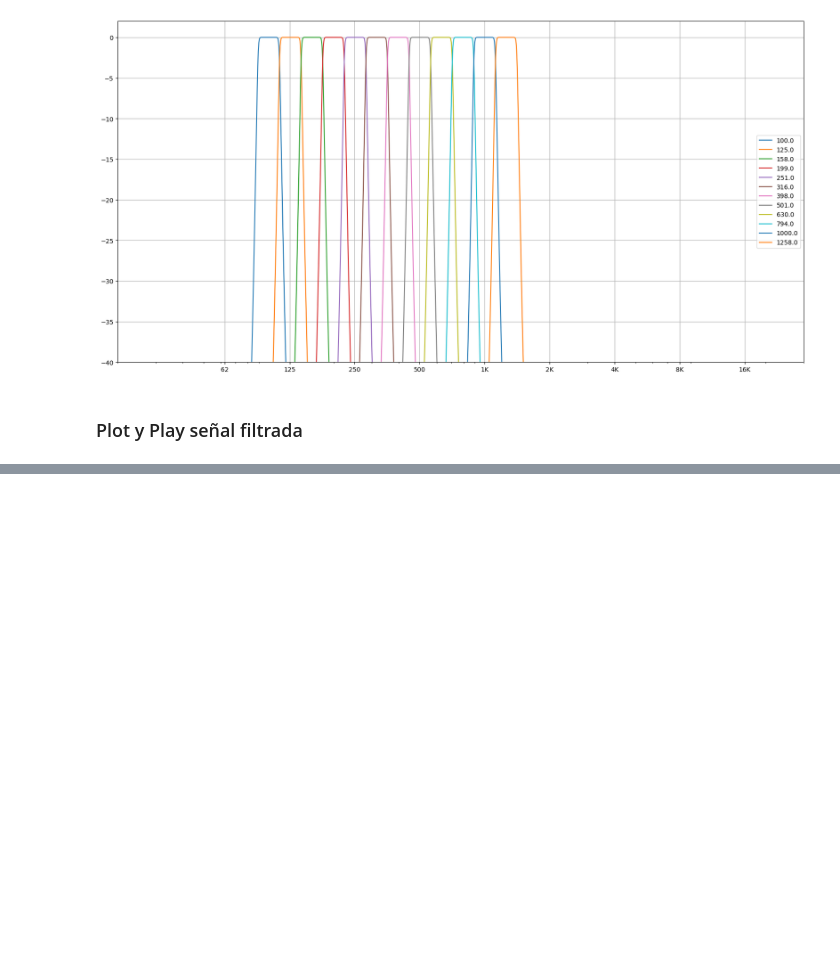
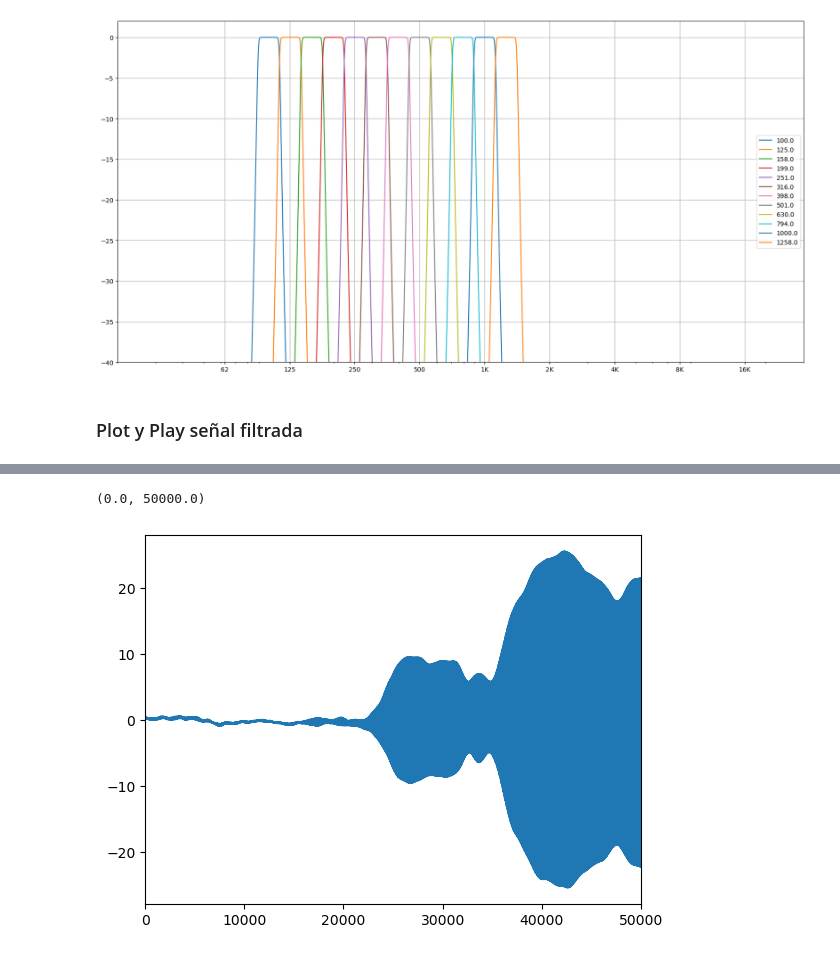
Before and after one commit to IMA-2026-CCLP/TP5-Polar-Plots, a Jupyter notebook: polar.ipynb, the cells around one changed output, grey strips where cells are left out. Cells and saved outputs as stored; diff of their text form; code cells hidden in the pictures; blank space fills up the shorter version.

```diff
--- a/polar.ipynb
+++ b/polar.ipynb
@@ -118,3 +164,12 @@ from IPython.display import Audio
+# %%
+# wav = wav[300000:600000]
+# acf = np.correlate(wav, wav, mode='full')
+acf = acf[acf.size // 2:]  # Tomar solo la mitad positiva de la correlación
+plt.plot(acf)
+plt.xlim(0, 50000)
+# %% [output]
+(0.0, 50000.0)
+[figure, added]
 # %%
 Audio(wav_por_tercios[idx], rate=fs_wav, normalize=True)
 # %% [output]
```
Also changed, not shown: parts of 14 cells of this notebook, 5 other files.
